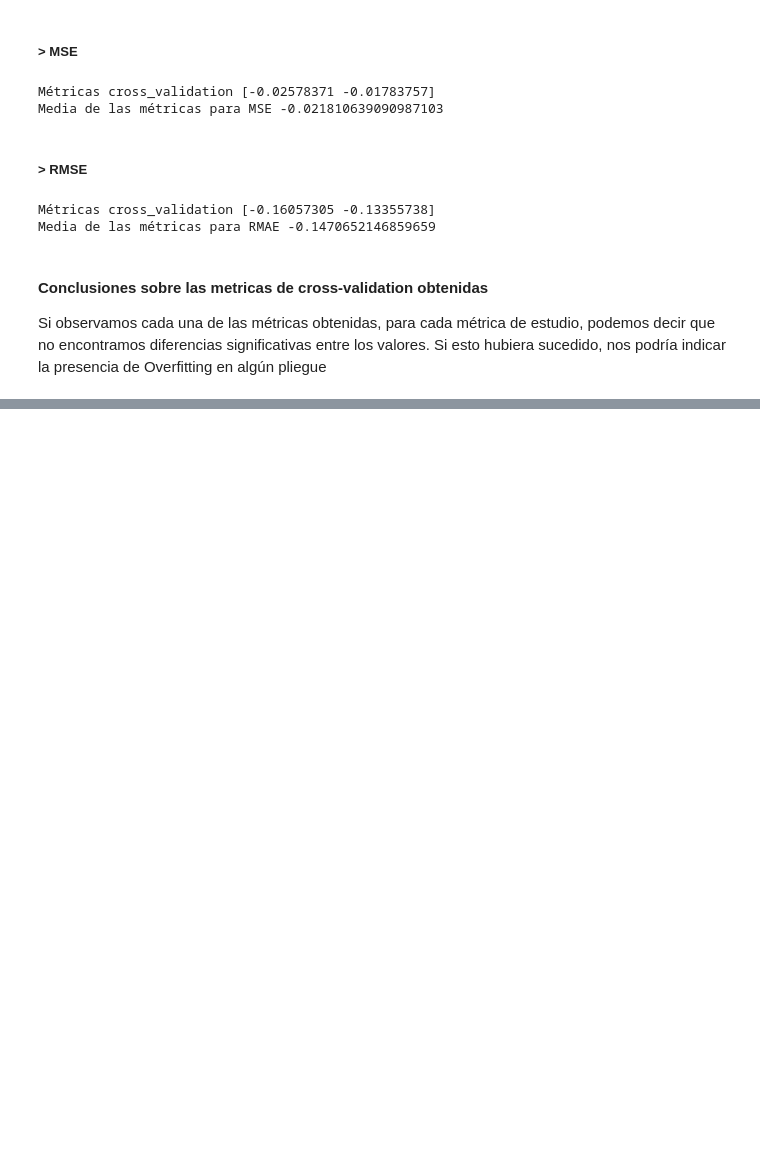
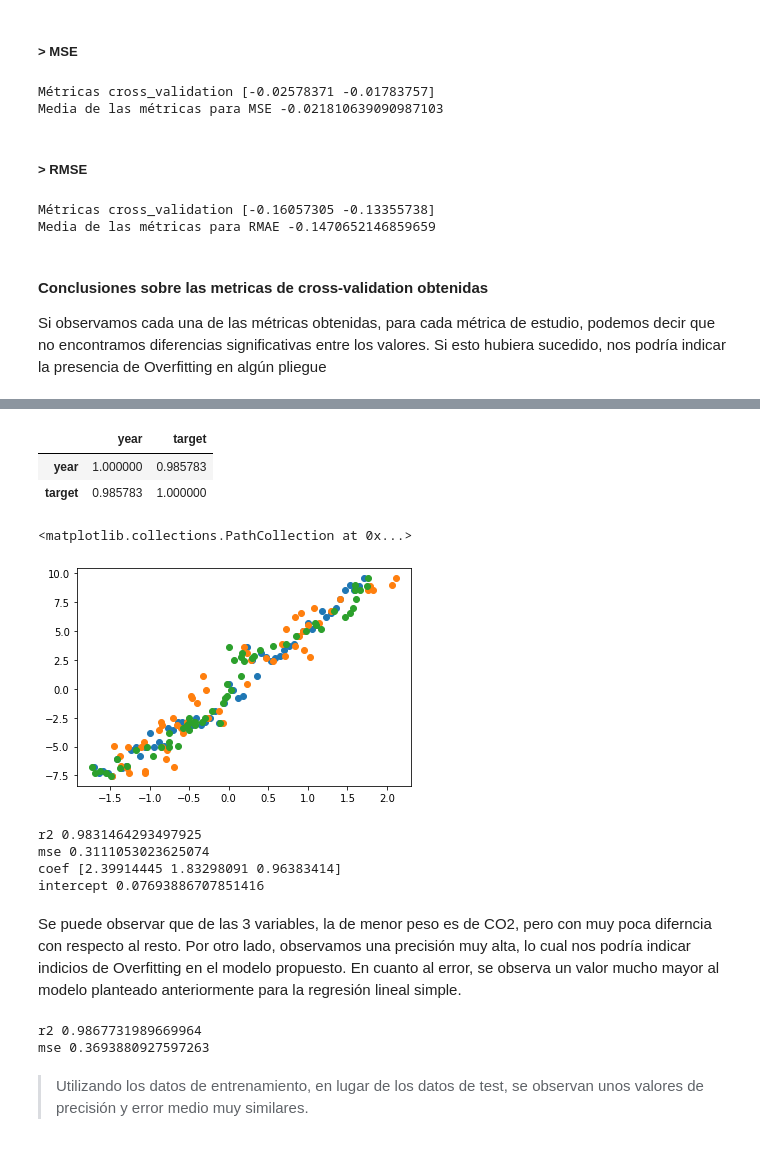
Before and after one commit to jcorvalan93/CH_DataScience, a Jupyter notebook: WorldClimateChange_Lisousky_Mora_Corvalan.ipynb, the cells around one changed output, grey strips where cells are left out. Saved outputs shown, nothing was run; the diff lists cells and outputs as text; code cells hidden in the pictures; blank space fills up the shorter version.

```diff
--- a/WorldClimateChange_Lisousky_Mora_Corvalan.ipynb
+++ b/WorldClimateChange_Lisousky_Mora_Corvalan.ipynb
@@ -976,0 +1011,3 @@ Si observamos cada una de las métricas obtenidas, para cada métrica de estudio
+# %%
+time_series2 = pd.concat([time_series, co2['Emissions in billion metric tons']], axis=1)
+time_series2.head()
@@ -976,0 +1029,9 @@ Si observamos cada una de las métricas obtenidas, para cada métrica de estudio
+# %%
+from sklearn.preprocessing import StandardScaler
+
+time_series2.rename(columns={'temperature_change':'tmp_chg', 'Emissions in billion metric tons':'co2'}, inplace=True)
+num = ['year', 'tmp_chg', 'co2']
+time_series2[num] = StandardScaler().fit_transform(time_series2[num])
+
+time_series2['target'] = 2*time_series2['tmp_chg'] + 3*time_series2['co2'] + (time_series2['year']/(2*time_series2['tmp_chg']**2 + 3*time_series2['co2']**2))
+time_series2.head()
@@ -976,0 +1045,56 @@ Si observamos cada una de las métricas obtenidas, para cada métrica de estudio
+# %%
+time_series2[['year', 'target']].corr()
+# %% [output]
+|  | year | target |
+| year | 1.000000 | 0.985783 |
+| target | 0.985783 | 1.000000 |
+# %%
+plt.scatter(time_series2.year, time_series2.target)
+plt.scatter(time_series2.tmp_chg, time_series2.target)
+plt.scatter(time_series2.co2, time_series2.target)
+# %% [output]
+<matplotlib.collections.PathCollection at 0x...>
+[figure, added]
+# %%
+from sklearn.model_selection import train_test_split
+
+X = time_series2.drop('target', axis=1)
+y = time_series2.target
+
+X_train, X_test, y_train, y_test = train_test_split( X, y,
+                                  test_size=.2, random_state= 0)
+
+from sklearn.linear_model import LinearRegression
+from sklearn.metrics import r2_score, mean_squared_error
+
+ols = LinearRegression()
+
+ols.fit(X_train, y_train)
+
+y_pred = ols.predict(X_test)
+
+print('r2', r2_score(y_test, y_pred))
+print('mse', mean_squared_error(y_test, y_pred))
+print('coef', ols.coef_)
+print('intercept', ols.intercept_)
+# %% [output]
+r2 0.9831464293497925
+mse 0.3111053023625074
+coef [2.39914445 1.83298091 0.96383414]
+intercept 0.07693886707851416
+# %% [markdown]
+Se puede observar que de las 3 variables, la de menor peso es de CO2, pero con muy poca diferncia con respecto al resto.
+Por otro lado, observamos una precisión muy alta, lo cual nos podría indicar indicios de Overfitting en el modelo propuesto.
+En cuanto al error, se observa un valor mucho mayor al modelo planteado anteriormente para la regresión lineal simple.
+# %%
+y_pred_train = ols.predict(X_train)
+
+print('r2', r2_score(y_train, y_pred_train))
+print('mse', mean_squared_error(y_train, y_pred_train))
+#print('coef', ols.coef_)
+#print('intercept', ols.intercept_)
+# %% [output]
+r2 0.9867731989669964
+mse 0.3693880927597263
+# %% [markdown]
+> Utilizando los datos de entrenamiento, en lugar de los datos de test, se observan unos valores de precisión y error medio muy similares.
```
Also changed, not shown: parts of 21 cells of this notebook.
